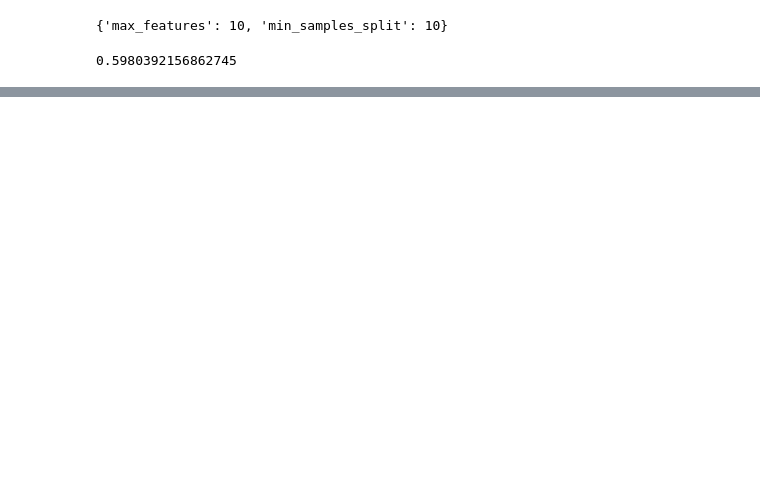
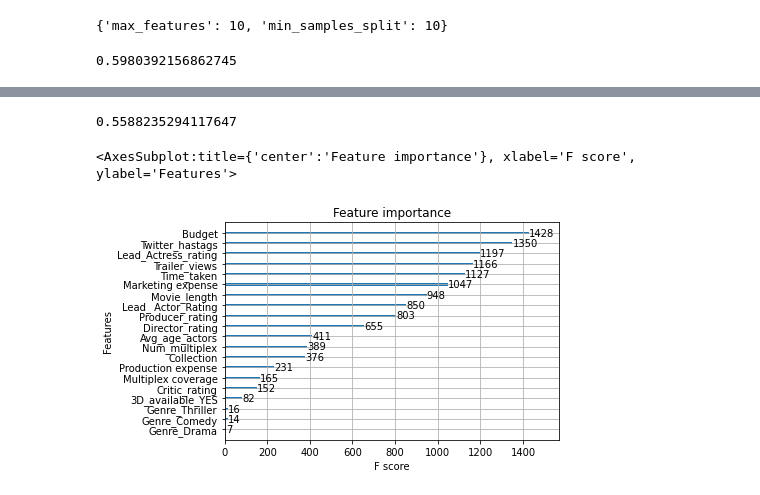
Before and after one commit to LEMSantos/udemy-decision_trees, a Jupyter notebook: notebooks/classification_tree.ipynb, the cells around one changed output, grey strips where cells are left out. Drawn from its saved outputs; the diff is of its cells as text; code cells hidden in the pictures; blank space fills up the shorter version.

```diff
--- a/notebooks/classification_tree.ipynb
+++ b/notebooks/classification_tree.ipynb
@@ -276,0 +325,8 @@ accuracy_score(test_target, best_random_forest_classifier.predict(test_data))
+# %%
+ada_boost_classifier2 = AdaBoostClassifier(
+    random_forest_classifier,
+    learning_rate=0.05,
+    n_estimators=500
+)
+# %%
+ada_boost_classifier2.fit(train_data, train_target)
@@ -276,0 +345,9 @@ accuracy_score(test_target, best_random_forest_classifier.predict(test_data))
+# %%
+xgboost_classifier = XGBClassifier(
+    max_depth=5,
+    n_estimators=10000,
+    learning_rate=0.3,
+    n_jobs=2,
+)
+# %%
+xgboost_classifier.fit(train_data, train_target)
@@ -276,0 +364,9 @@ accuracy_score(test_target, best_random_forest_classifier.predict(test_data))
+# %%
+accuracy_score(test_target, xgboost_classifier.predict(test_data))
+# %% [output]
+0.5588235294117647
+# %%
+plot_importance(xgboost_classifier)
+# %% [output]
+<AxesSubplot:title={'center':'Feature importance'}, xlabel='F score', ylabel='Features'>
+[figure, added]
```
Also changed, not shown: parts of 24 cells of this notebook.
